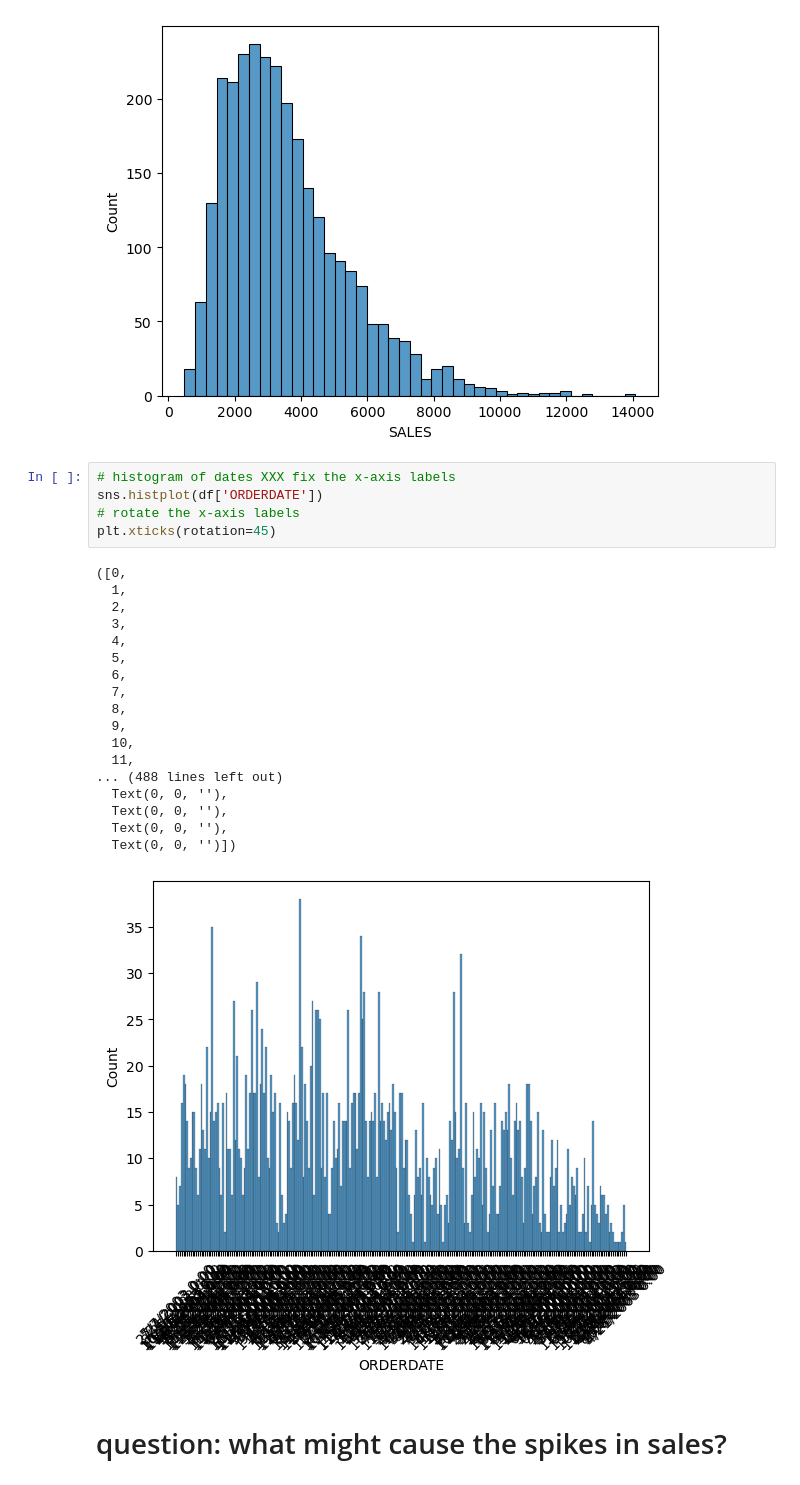
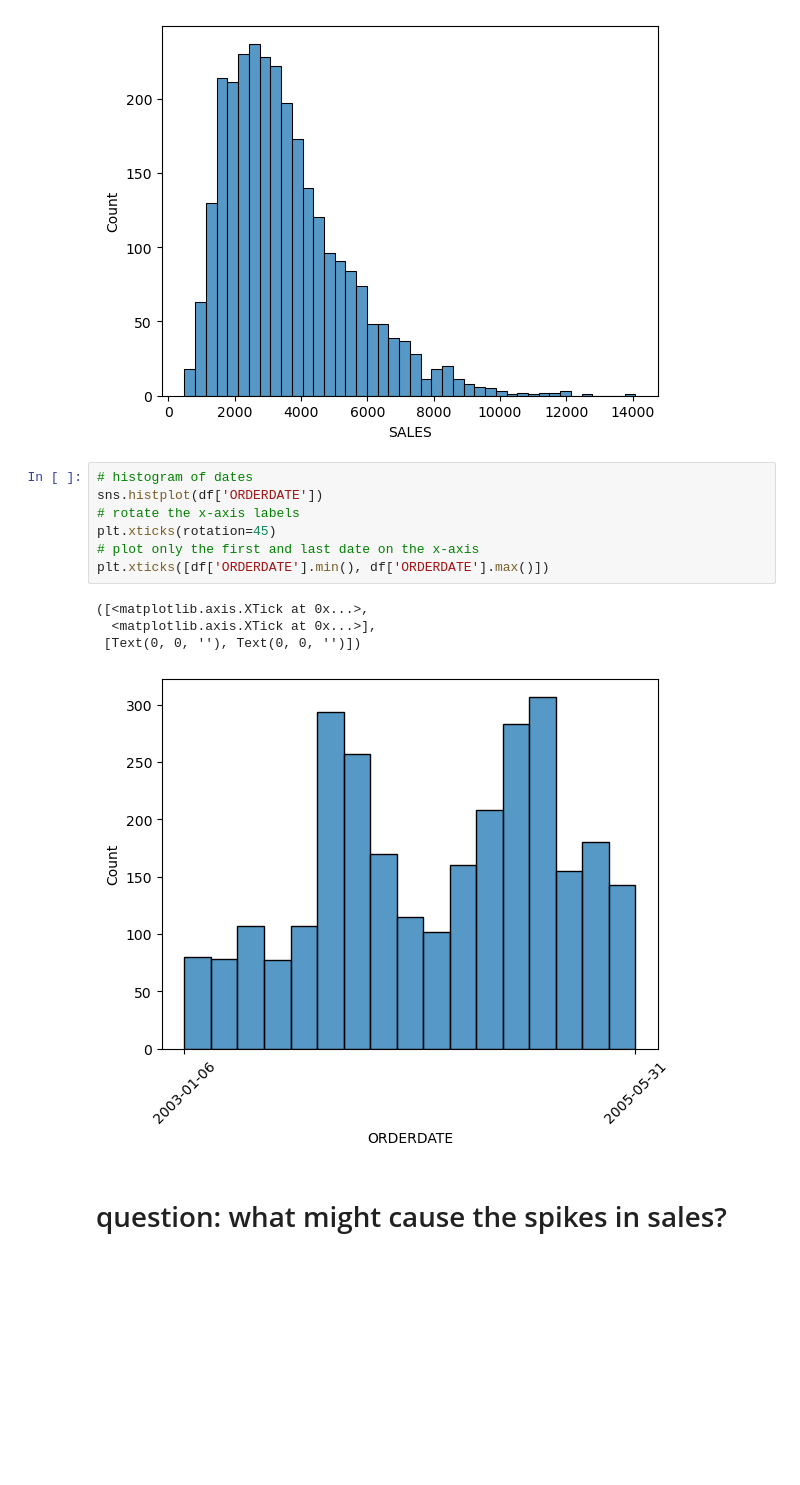
Before and after one commit to stanford-mse-125/demos, a Jupyter notebook: sales.ipynb, the cells around one changed output. Cells and saved outputs as stored; diff of their text form; blank space fills up the shorter version.

Commit message:
update xticks in sales demo

```diff
--- a/sales.ipynb
+++ b/sales.ipynb
@@ -91,29 +91,17 @@ sns.histplot(df['SALES'])
 <AxesSubplot:xlabel='SALES', ylabel='Count'>
 [figure]
 # %%
-# histogram of dates XXX fix the x-axis labels
+# histogram of dates
 sns.histplot(df['ORDERDATE'])
 # rotate the x-axis labels
 plt.xticks(rotation=45)
+# plot only the first and last date on the x-axis
+plt.xticks([df['ORDERDATE'].min(), df['ORDERDATE'].max()])
 # %% [output]
-([0,
-  1,
-  2,
-  3,
-  4,
-  5,
-  6,
-  7,
-  8,
-  9,
-  10,
-  11,
-... (488 lines left out)
-  Text(0, 0, ''),
-  Text(0, 0, ''),
-  Text(0, 0, ''),
-  Text(0, 0, '')])
+([<matplotlib.axis.XTick at 0x...>,
+  <matplotlib.axis.XTick at 0x...>],
+ [Text(0, 0, ''), Text(0, 0, '')])
-[figure, old version]
+[figure, new version]
 # %% [markdown]
 # question: what might cause the spikes in sales?
 # %% [markdown]
```
Also changed, not shown: parts of 2 cells of this notebook, 1 other file.
